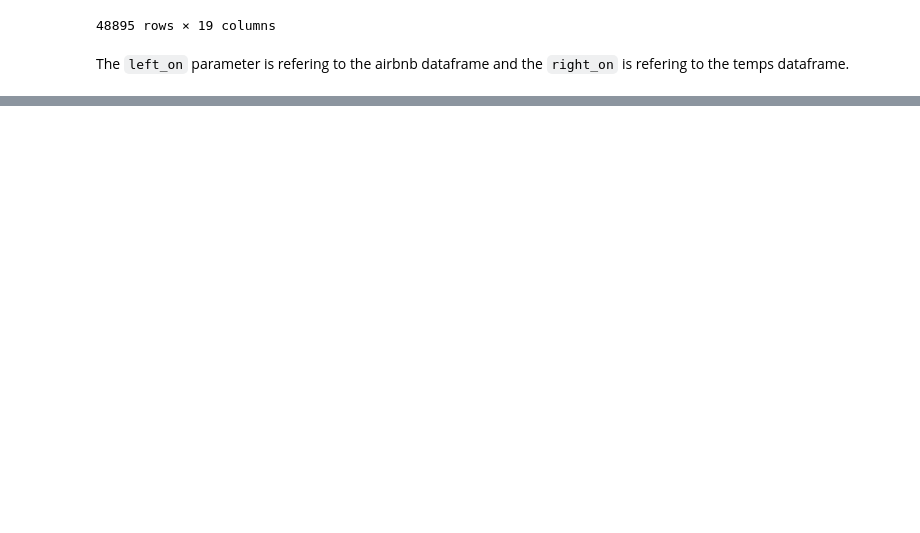
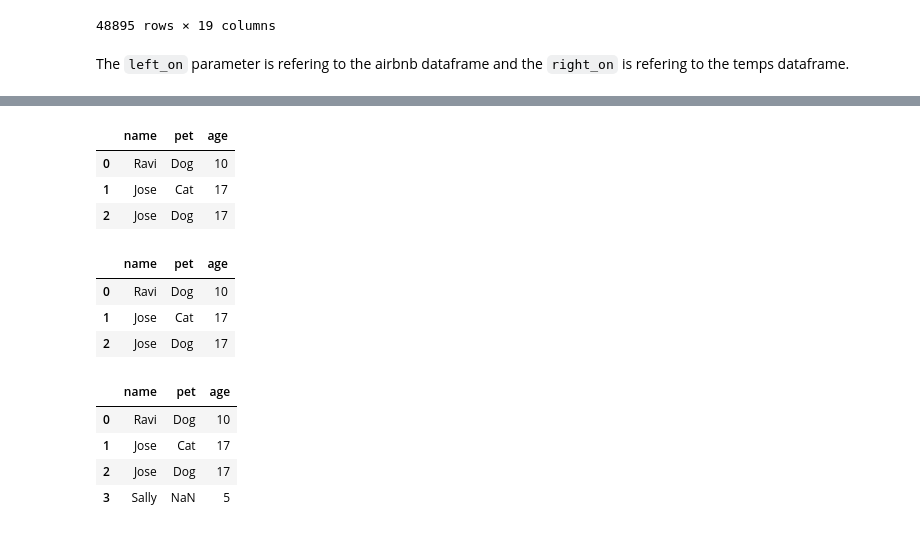
Before and after one commit to agpt8/data_science_portfolio, a Jupyter notebook: merging-data.ipynb, the cells around one changed output, grey strips where cells are left out. Saved outputs shown, nothing was run; the diff lists cells and outputs as text; code cells hidden in the pictures; blank space fills up the shorter version.

```diff
--- a/merging-data.ipynb
+++ b/merging-data.ipynb
@@ -129,0 +166,22 @@ The `left_on` parameter is refering to the airbnb dataframe and the `right_on` i
+# %%
+left.merge(right, how='inner')
+# %% [output]
+|  | name | pet | age |
+| 0 | Ravi | Dog | 10 |
+| 1 | Jose | Cat | 17 |
+| 2 | Jose | Dog | 17 |
+# %%
+left.merge(right, how='left')
+# %% [output]
+|  | name | pet | age |
+| 0 | Ravi | Dog | 10 |
+| 1 | Jose | Cat | 17 |
+| 2 | Jose | Dog | 17 |
+# %%
+left.merge(right, how='right')
+# %% [output]
+|  | name | pet | age |
+| 0 | Ravi | Dog | 10 |
+| 1 | Jose | Cat | 17 |
+| 2 | Jose | Dog | 17 |
+| 3 | Sally | NaN | 5 |
```
Also changed, not shown: parts of 20 cells of this notebook.
